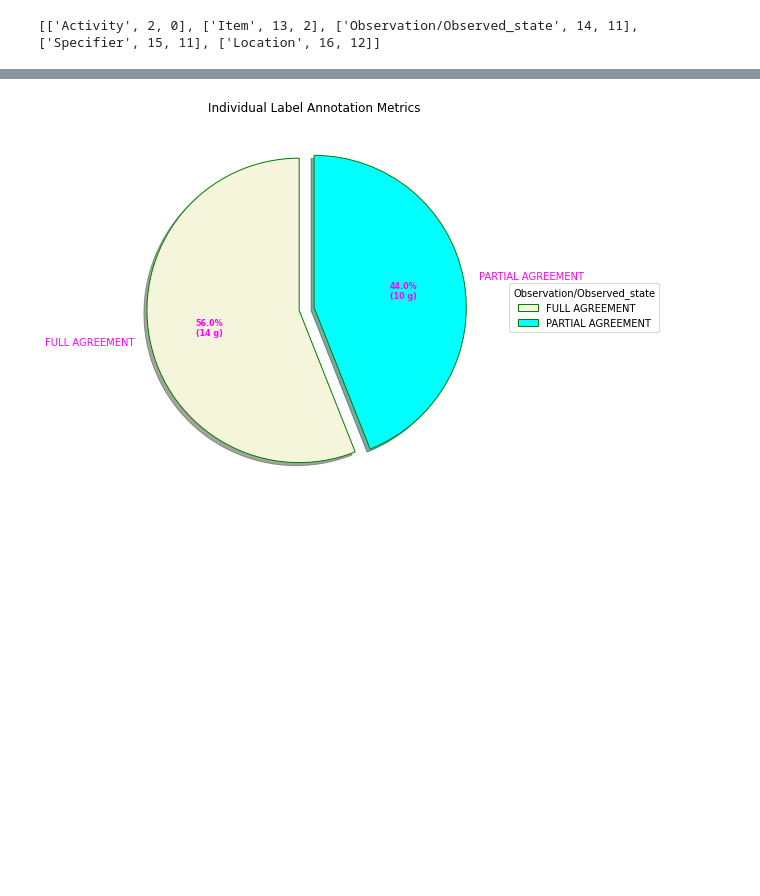
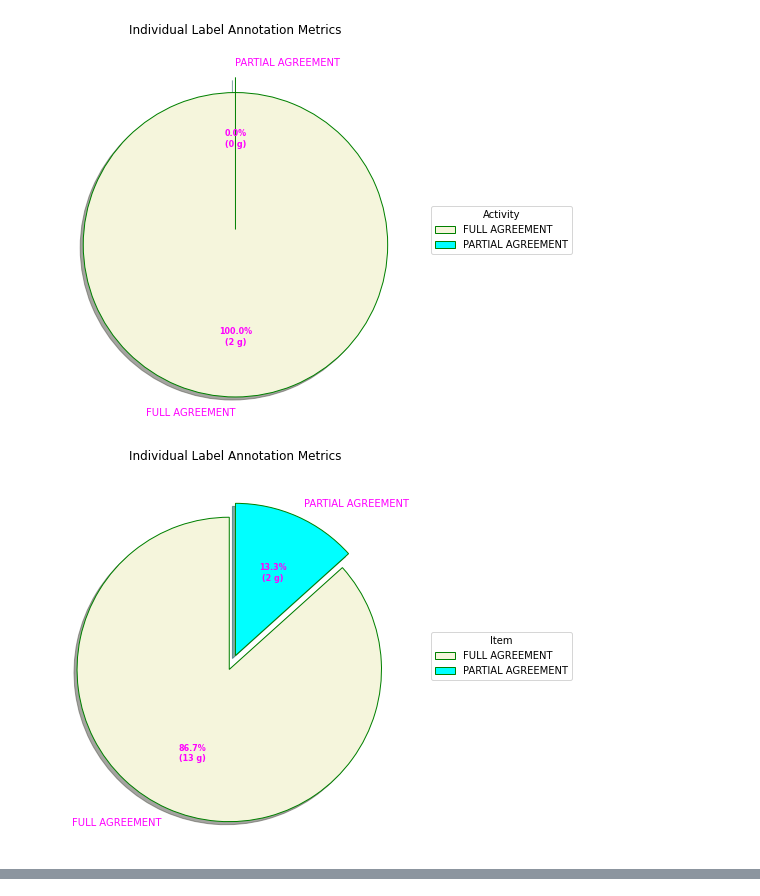
Before and after one commit to Daniel889911/GENG5511-Research-Project, a Jupyter notebook: UserInterface.ipynb, the cells around one changed output, grey strips where cells are left out. Cells and saved outputs as stored; diff of their text form; code cells hidden in the pictures; blank space fills up the shorter version.

Commit message:
Added multiple pie charts in graphs.py

```diff
--- a/UserInterface.ipynb
+++ b/UserInterface.ipynb
@@ -1,18 +1,19 @@
 # %%
 from annotator import Annotator
 from label import Label_Metrics
 from ngram import Ngram_Metrics
 from matplotlib import pyplot as plt
 import graphs as gr
 
 caitlin = Annotator('caitlin', "annotations-caitlinwoods.json")
 ziyu = Annotator('ziyu', "annotations-ziyu.zhao.json")
 tim = Annotator('tim', "annotations-Tim.json")
 tyler = Annotator('tyler', "annotations-TBikaun.json")
 
 label = Label_Metrics(caitlin, ziyu, tim, tyler)
 annotated_corpus = label.get_corpus_metrics()
 label_metrics = label.get_label_metrics()
-print(label_metrics)
+gr.create_pie_chart(label_metrics)
 # %% [output]
-[['Activity', 2, 0], ['Item', 13, 2], ['Observation/Observed_state', 14, 11], ['Specifier', 15, 11], ['Location', 16, 12]]
+[figure, added]
+[figure, added]
@@ -19,4 +22,0 @@ print(label_metrics)
-# %%
-gr.create_pie_chart(label_metrics[2])
-# %% [output]
-[figure, removed]
```
Also changed, not shown: parts of 1 cell of this notebook, 1 other file.
